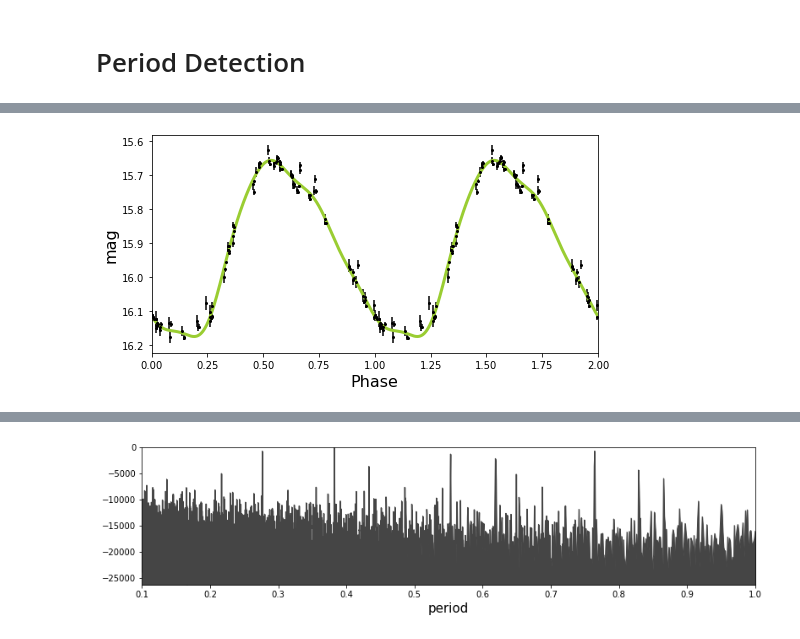
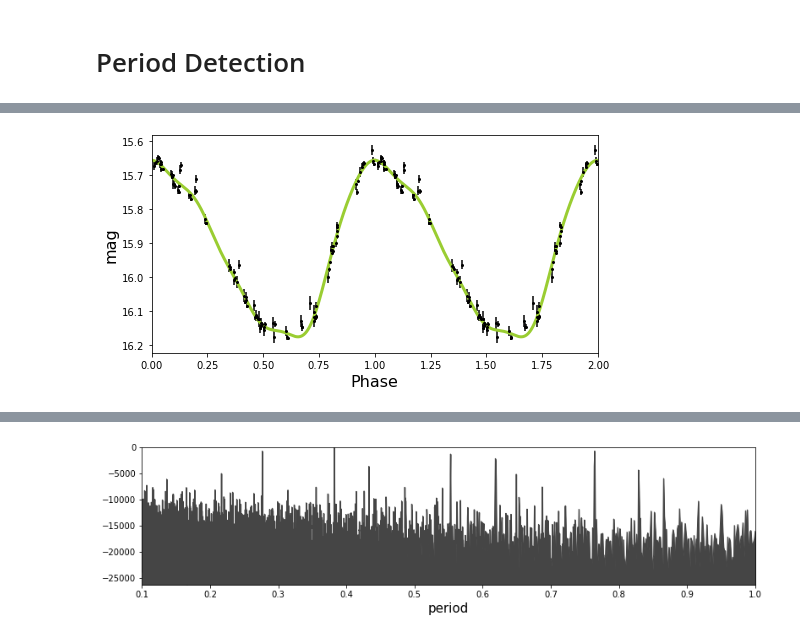
Before and after one commit to SterlingYM/astroPIPS, a Jupyter notebook: test.ipynb, the cells around one changed output, grey strips where cells are left out. Saved outputs shown, nothing was run; the diff lists cells and outputs as text; code cells hidden in the pictures.

```diff
--- a/test.ipynb
+++ b/test.ipynb
@@ -56,4 +310,4 @@ star.plot_lc()
 # %%
-star.plot_lc(plot_bestfit=True)
+star.plot_lc(plot_bestfit=True,offset_epoch=True)
 # %% [output]
-[figure, old version]
+[figure, new version]
```
Also changed, not shown: parts of 49 cells of this notebook, 1 other file.
